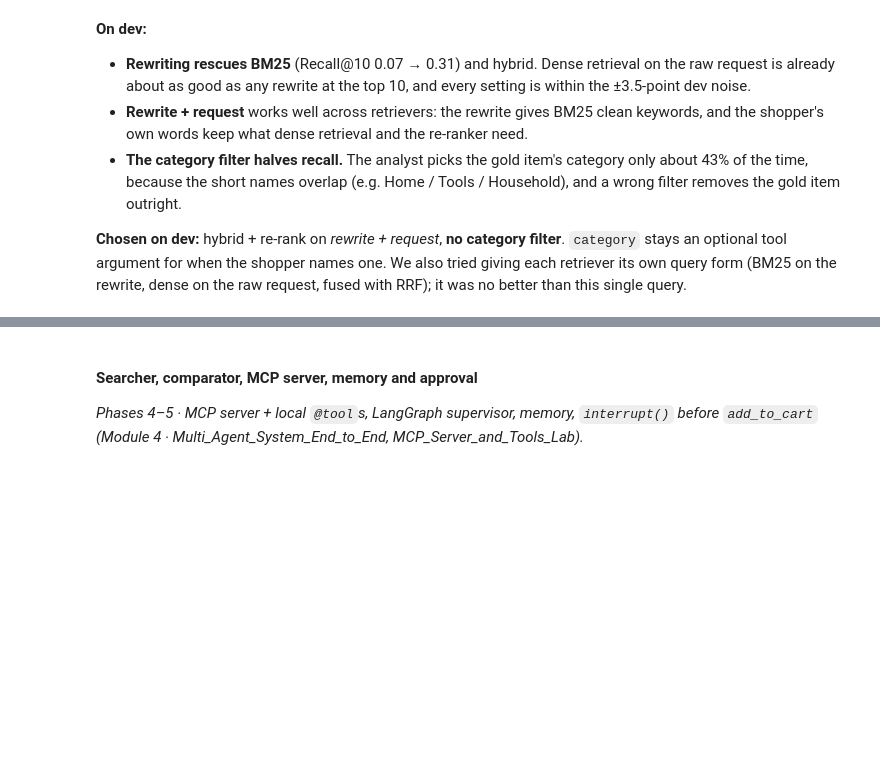
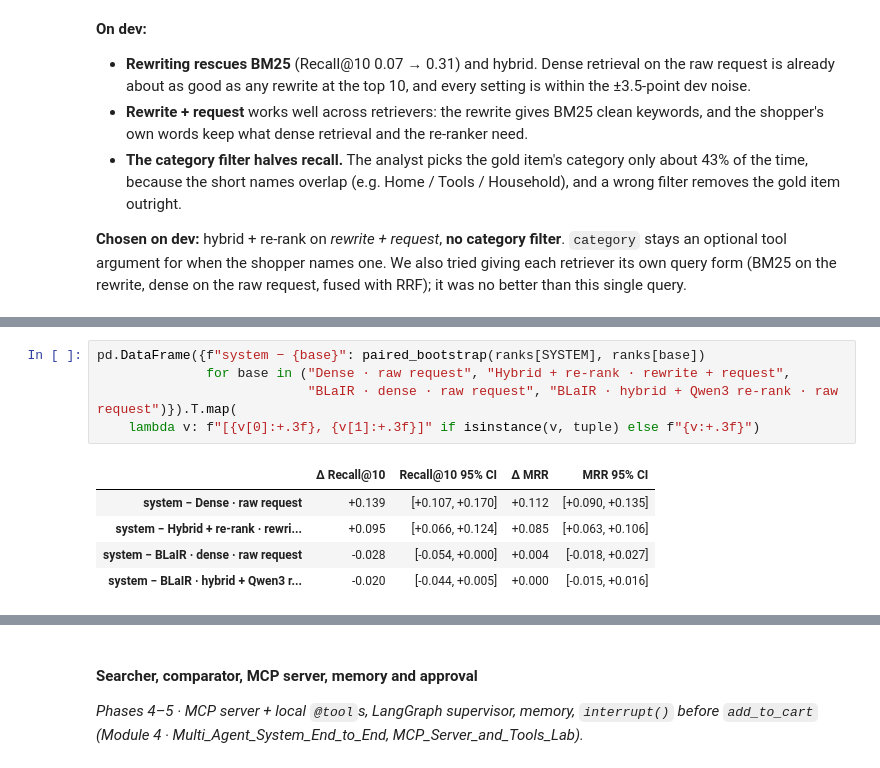
Before and after one commit to LalithMadhav-CODING/PickWise-A-Conversational-Shopping-Assistant, a Jupyter notebook: P14_Shopping_Assistant.ipynb, the cells around one changed output, grey strips where cells are left out. Drawn from its saved outputs; the diff is of its cells as text; blank space fills up the shorter version.

```diff
--- a/P14_Shopping_Assistant.ipynb
+++ b/P14_Shopping_Assistant.ipynb
@@ -425,0 +506,11 @@ This retriever is what the searcher's `search_products` tool runs (Phase 4).
+# %%
+pd.DataFrame({f"system − {base}": paired_bootstrap(ranks[SYSTEM], ranks[base])
+              for base in ("Dense · raw request", "Hybrid + re-rank · rewrite + request",
+                           "BLaIR · dense · raw request", "BLaIR · hybrid + Qwen3 re-rank · raw request")}).T.map(
+    lambda v: f"[{v[0]:+.3f}, {v[1]:+.3f}]" if isinstance(v, tuple) else f"{v:+.3f}")
+# %% [output]
+|  | Δ Recall@10 | Recall@10 95% CI | Δ MRR | MRR 95% CI |
+| system − Dense · raw request | +0.139 | [+0.107, +0.170] | +0.112 | [+0.090, +0.135] |
+| system − Hybrid + re-rank · rewri... | +0.095 | [+0.066, +0.124] | +0.085 | [+0.063, +0.106] |
+| system − BLaIR · dense · raw request | -0.028 | [-0.054, +0.000] | +0.004 | [-0.018, +0.027] |
+| system − BLaIR · hybrid + Qwen3 r... | -0.020 | [-0.044, +0.005] | +0.000 | [-0.015, +0.016] |
```
Also changed, not shown: parts of 13 cells of this notebook, 6 other files.
